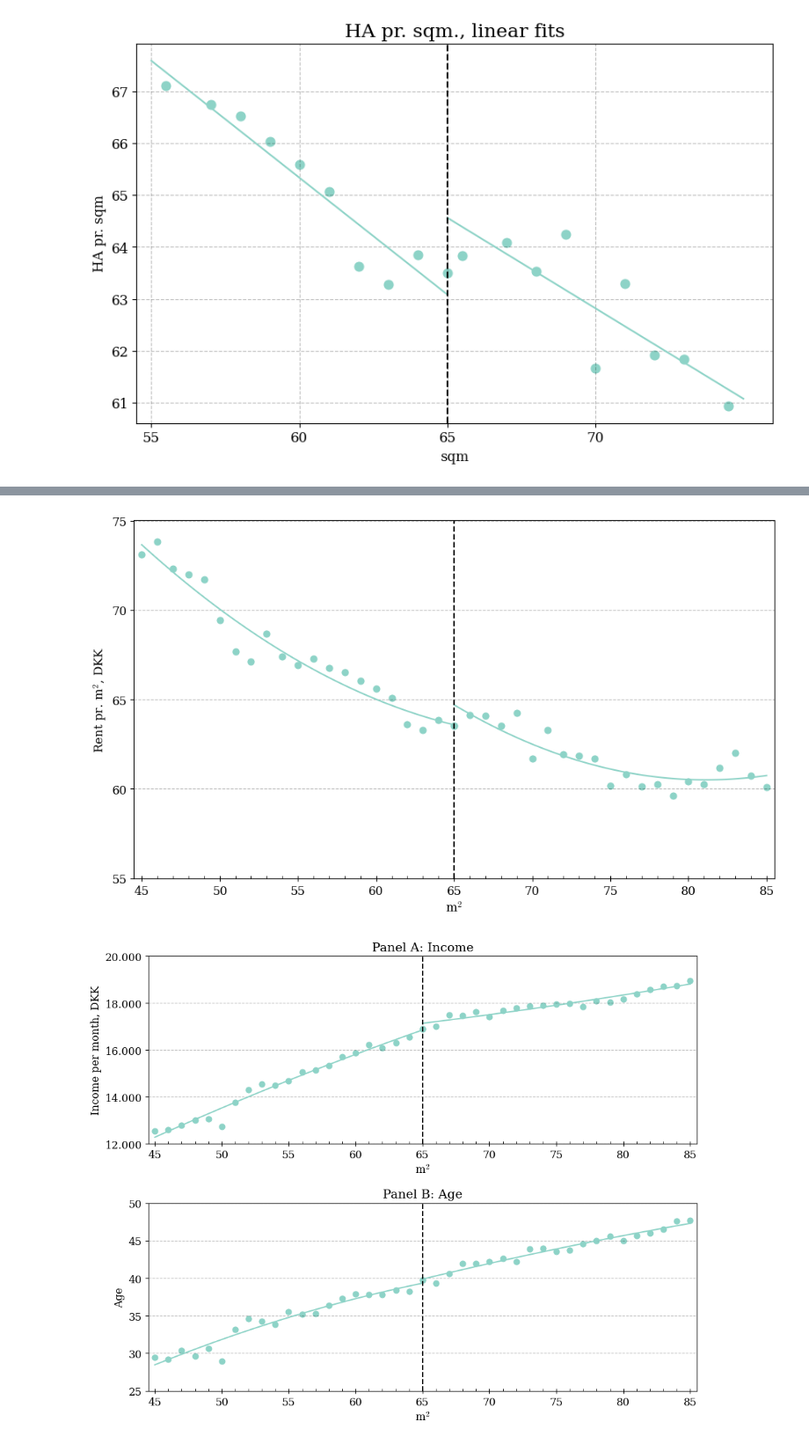
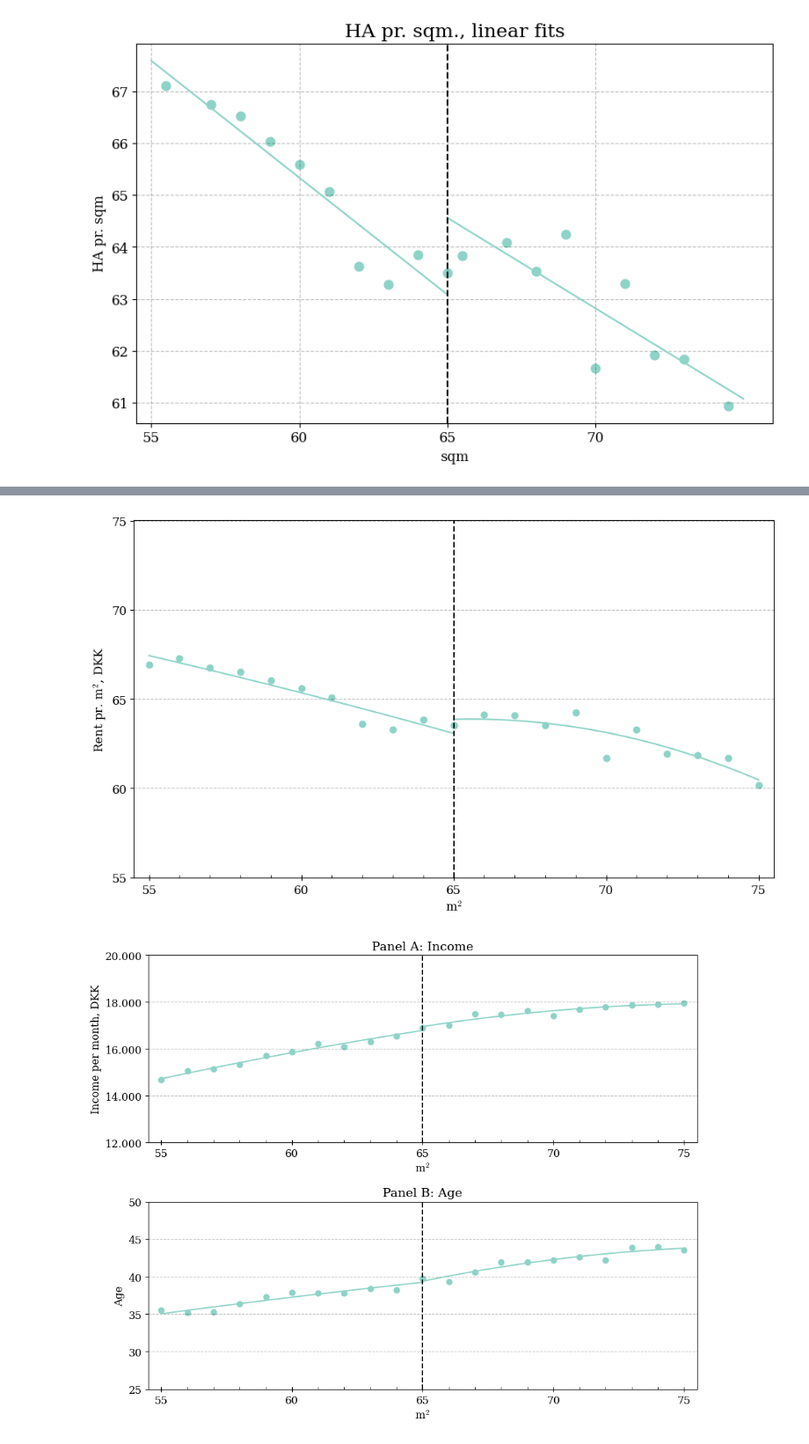
Before and after one commit to HansHoltenAndersen/Bachelor, a Jupyter notebook: Plots.ipynb, the cells around one changed output, grey strips where cells are left out. Shown at 88% size. Saved outputs shown, nothing was run; the diff lists cells and outputs as text; code cells hidden in the pictures.

```diff
--- a/Plots.ipynb
+++ b/Plots.ipynb
@@ -165,7 +165,7 @@ plt.show()
 # %%
 # First stage plot with polynomial (p=2) fits
 
-bw = 20
+bw = 10
 
 # --- 1. Subset for RD window (55–75 sqm, change if needed) ---
 df_left = df[(df['sqm'] >= 65 - bw) & (df['sqm'] <= 65)].copy()
@@ -250,7 +250,7 @@ plt.show()
 # %%
 # Reduced form with polynomial (p=2) fits
 
-bw = 20
+bw = 10
 
 # --- 1. Subset for RD window (55–75 sqm, change if needed) ---
 df_left = df[(df['sqm'] >= 65 - bw) & (df['sqm'] <= 65)].copy()
@@ -331,9 +331,9 @@ plt.grid(axis='x')
 plt.tight_layout()
 plt.show()
 # %% [output]
-[figure, old version]
+[figure, new version]
 # %%
-bw = 20
+bw = 10
 
 # -------------------------------------------------------------------
 # 1. Prepare data
@@ -447,34 +447,34 @@ ax.plot(xR, aR_a + bR1_a*xR + bR2_a*xR**2, color=colors[0])
 
 # Cutoff
 ax.axvline(65, linestyle='--', color='black')
 
 # X-ticks (shared with top)
 ax.set_xlim(65 - bw - 0.5, 65 + bw + 0.5)
 ax.xaxis.set_major_locator(MultipleLocator(5))
 ax.xaxis.set_minor_locator(MultipleLocator(1))
 ax.tick_params(axis='x', which='major', length=6, direction='inout')
 ax.tick_params(axis='x', which='minor', length=3, direction='in')
 
 # Y-ticks
 ax.set_ylabel("Age")
 ax.set_ylim(25, 50)
 ax.set_yticks(np.arange(25, 51, 5))
 
 ax.grid(axis='x')
 
 # X label for bottom subplot
 ax.set_xlabel("m$^2$")
 
 # Title
 ax.set_title("Panel B: Age", fontsize=14)
 
 
 # -------------------------------------------------------------------
 fig.align_xlabels()
 fig.tight_layout()
 plt.show()
 # %% [output]
-[figure, old version]
+[figure, new version]
 # %%
 # Binscatter plot with polynomial (p=2) fit for income
 bw = 20
```
Also changed, not shown: parts of 7 cells of this notebook, 1 other file.
